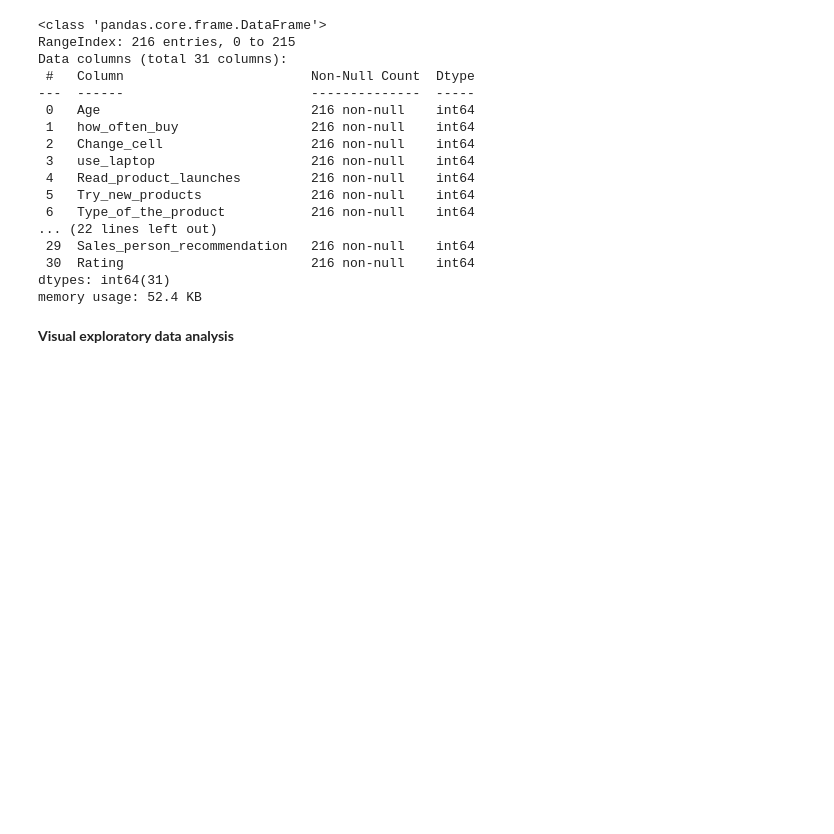
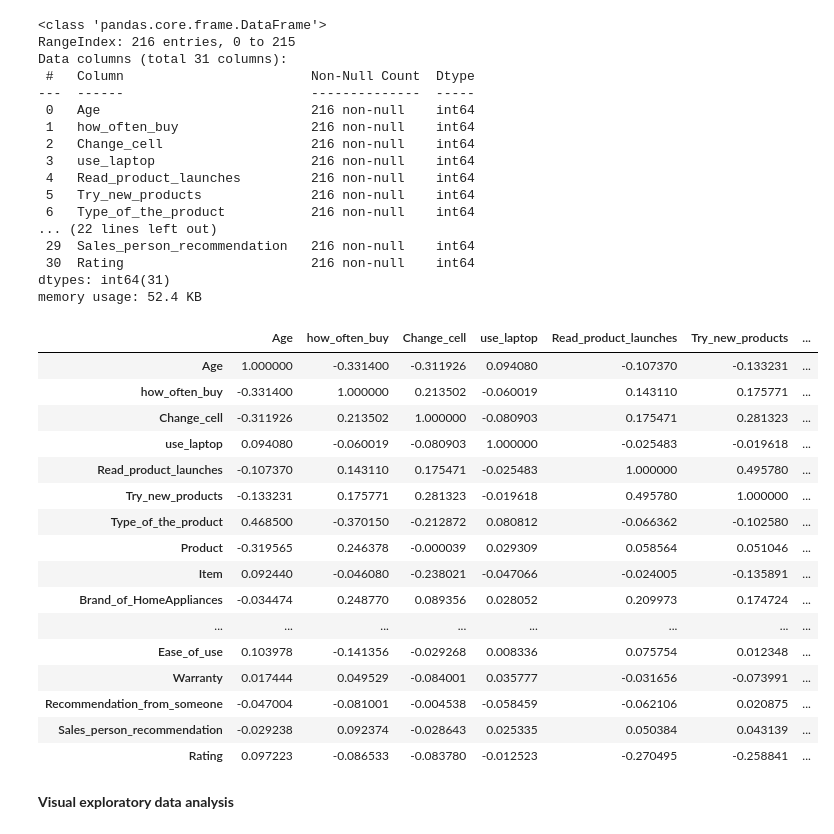
Before and after one commit to Sujatapanchal/MSCproject, a Jupyter notebook: Data_preprocessing_and_EDA.ipynb, the cells around one changed output. Saved outputs shown, nothing was run; the diff lists cells and outputs as text; code cells hidden in the pictures; blank space fills up the shorter version.

```diff
--- a/Data_preprocessing_and_EDA.ipynb
+++ b/Data_preprocessing_and_EDA.ipynb
@@ -315,6 +332,27 @@ Data columns (total 31 columns):
  30  Rating                        216 non-null    int64
 dtypes: int64(31)
 memory usage: 52.4 KB
+# %%
+# Make a correlation matrix
+df.corr()
+# %% [output]
+|  | Age | how_often_buy | Change_cell | use_laptop | Read_product_launches | Try_new_products | ... |
+| Age | 1.000000 | -0.331400 | -0.311926 | 0.094080 | -0.107370 | -0.133231 | ... |
+| how_often_buy | -0.331400 | 1.000000 | 0.213502 | -0.060019 | 0.143110 | 0.175771 | ... |
+| Change_cell | -0.311926 | 0.213502 | 1.000000 | -0.080903 | 0.175471 | 0.281323 | ... |
+| use_laptop | 0.094080 | -0.060019 | -0.080903 | 1.000000 | -0.025483 | -0.019618 | ... |
+| Read_product_launches | -0.107370 | 0.143110 | 0.175471 | -0.025483 | 1.000000 | 0.495780 | ... |
+| Try_new_products | -0.133231 | 0.175771 | 0.281323 | -0.019618 | 0.495780 | 1.000000 | ... |
+| Type_of_the_product | 0.468500 | -0.370150 | -0.212872 | 0.080812 | -0.066362 | -0.102580 | ... |
+| Product | -0.319565 | 0.246378 | -0.000039 | 0.029309 | 0.058564 | 0.051046 | ... |
+| Item | 0.092440 | -0.046080 | -0.238021 | -0.047066 | -0.024005 | -0.135891 | ... |
+| Brand_of_HomeAppliances | -0.034474 | 0.248770 | 0.089356 | 0.028052 | 0.209973 | 0.174724 | ... |
+| ... | ... | ... | ... | ... | ... | ... | ... |
+| Ease_of_use | 0.103978 | -0.141356 | -0.029268 | 0.008336 | 0.075754 | 0.012348 | ... |
+| Warranty | 0.017444 | 0.049529 | -0.084001 | 0.035777 | -0.031656 | -0.073991 | ... |
+| Recommendation_from_someone | -0.047004 | -0.081001 | -0.004538 | -0.058459 | -0.062106 | 0.020875 | ... |
+| Sales_person_recommendation | -0.029238 | 0.092374 | -0.028643 | 0.025335 | 0.050384 | 0.043139 | ... |
+| Rating | 0.097223 | -0.086533 | -0.083780 | -0.012523 | -0.270495 | -0.258841 | ... |
 # %% [markdown]
 **Visual exploratory data analysis**
 # %%
```
Also changed, not shown: parts of 43 cells of this notebook.
